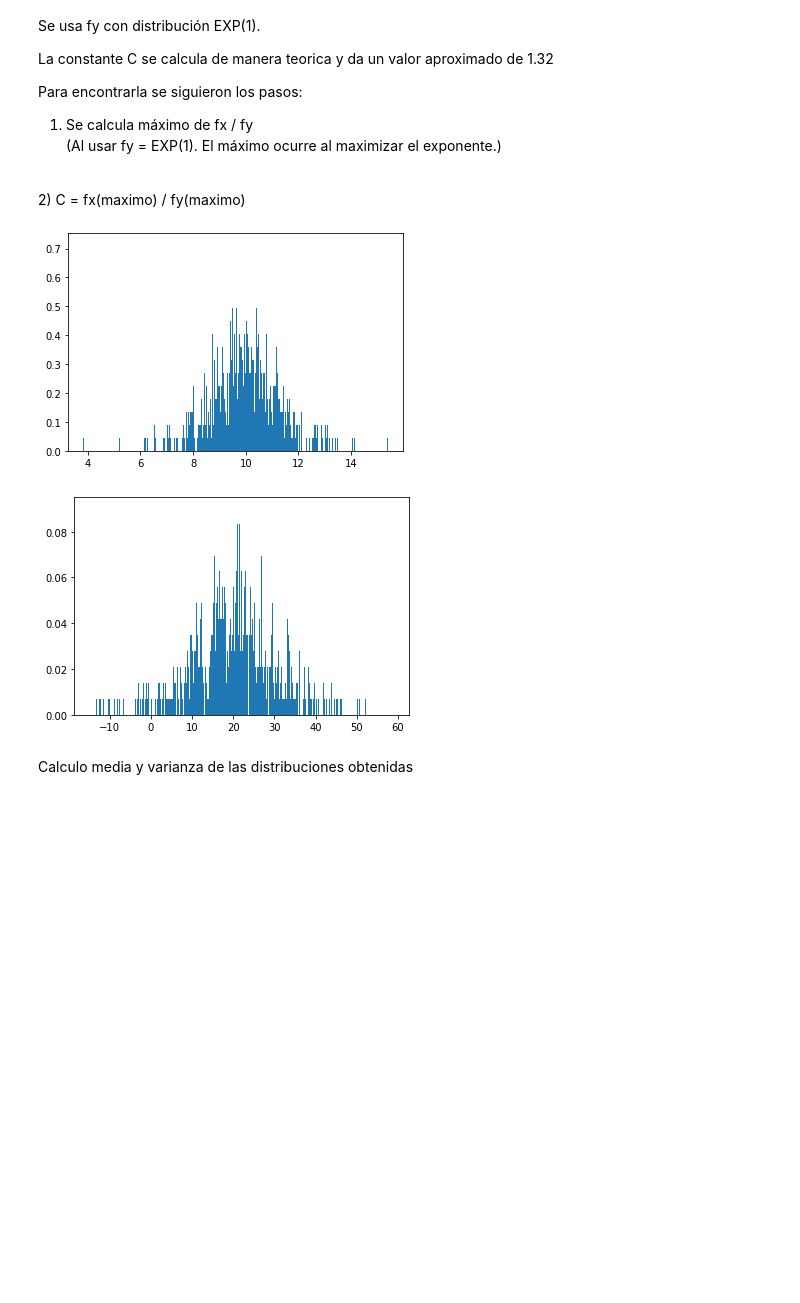
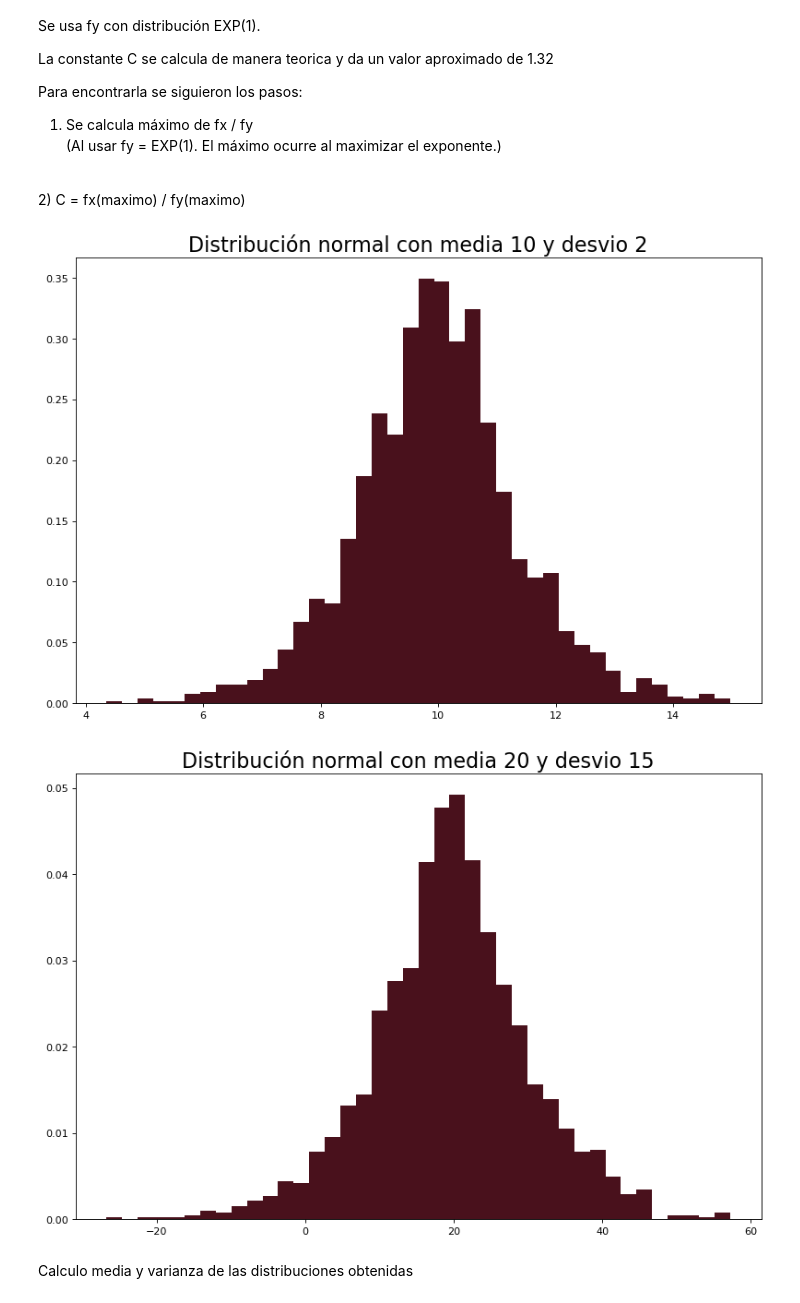
Before and after one commit to nicolaslongo/tp1-simulacion, a Jupyter notebook: Ejercicio 6 y 7.ipynb, the cells around one changed output. Saved outputs shown, nothing was run; the diff lists cells and outputs as text; code cells hidden in the pictures; blank space fills up the shorter version.

```diff
--- a/Ejercicio 6 y 7.ipynb
+++ b/Ejercicio 6 y 7.ipynb
@@ -20,45 +20,50 @@ Para encontrarla se siguieron los pasos:
 # %%
 import random
 import scipy
+import numpy as np
 from scipy.stats import norm
 from statistics import mean, variance
-from math import exp, sqrt, fabs
+from math import exp, sqrt, fabs, pi
 from matplotlib import pyplot as plt
 
 def normal(x, media=0, desvio=1):
     return norm.pdf(x, loc=media, scale=desvio)
 
 def exponencial(x, lambd=1):
     return lambd * exp(-lambd * x)
 
 def generar_distribucion_normal(media, desvio):
     resultado = []
     for i in range(0, N):
         r1 = random.expovariate(lambd=1)
         fx = normal(x=r1, media=0, desvio=1)
         r2 = random.random()
         if r2 < fx / c:
             signo = 1
             r3 = random.random()
             if r3 >= 0.5:
                 signo = -1
             resultado.append(r1 * signo * desvio + media)
     return resultado
 
 
 N = 10**4
 c = 1.32
 
+plt.figure(figsize=(12, 8), dpi=80)
+plt.title('Distribución normal con media 10 y desvio 2', size=20)
 normal1 = generar_distribucion_normal(media=10, desvio=2)
-plt.hist(normal1, bins=1000, density=True)
+plt.hist(normal1, bins=40, density=True, color='#49111C')
 plt.show()
 
+plt.figure(figsize=(12, 8), dpi=80)
+plt.title('Distribución normal con media 20 y desvio 15', size=20)
 normal2 = generar_distribucion_normal(media=20, desvio=15)
-plt.hist(normal2, bins=1000, density=True)
+plt.hist(normal2, bins=40, density=True, color='#49111C')
 plt.show()
 # %% [output]
-[figure, old version]
+[figure, new version]
-[figure, old version]
+[figure, new version]
 # %% [markdown]
 Calculo media y varianza de las distribuciones obtenidas
 # %%
```
Also changed, not shown: parts of 9 cells of this notebook.
